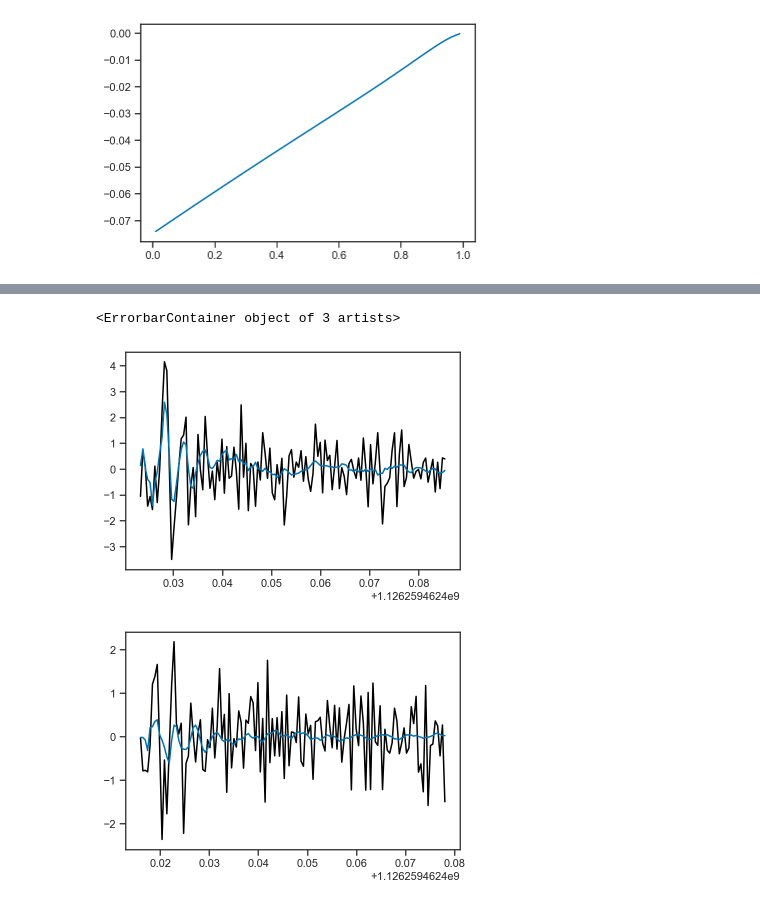
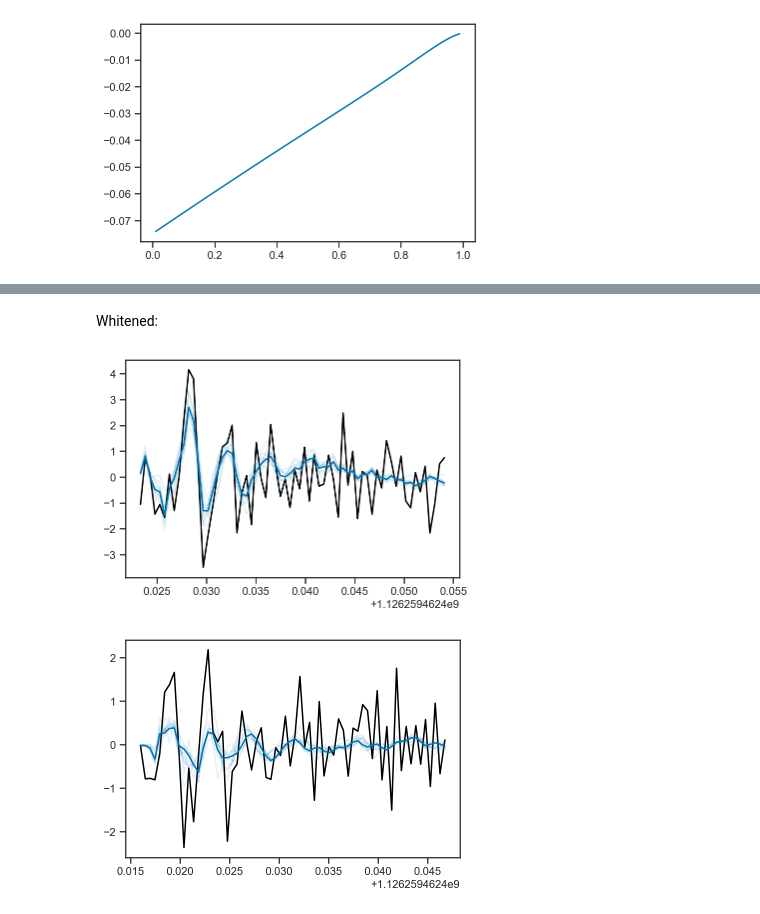
Before and after one commit to farr/ringdown, a Jupyter notebook: GW150914.ipynb, the cells around one changed output, grey strips where cells are left out. Drawn from its saved outputs; the diff is of its cells as text; code cells hidden in the pictures.

```diff
--- a/GW150914.ipynb
+++ b/GW150914.ipynb
@@ -61,9 +67,11 @@ Lfilt = sig.filtfilt(b, a, Lstrain)[::2]
 Htsfilt = Hts[::2]
 Ltsfilt = Lts[::2]
 
-I0H = where(tgps_H > Htsfilt)[0][-1]+1
-I0L = where(tgps_L > Ltsfilt)[0][-1]+1
-Nanalyze = 128
+# Grab the first sample that is *after* the merger in both detectors
+I0H = where(tgps_H <= Htsfilt)[0][0]
+I0L = where(tgps_L <= Ltsfilt)[0][0]
+
+Nanalyze = 64
 Tanalyze = Nanalyze*(Htsfilt[1]-Htsfilt[0])
 print('Will analyze {:.3f} s of data'.format(Tanalyze))
 # %% [output]
@@ -173,7 +181,7 @@ data = {
 
     'FpFc': [[FpH, FcH], [FpL, FcL]],
 
-    'Amax': 1e-20
+    'Amax': 1e-19
 }
 # %%
 n = 1
@@ -259,0 +285,18 @@ fit.posterior.h_det.values.shape
+# %%
+plot(Htsfilt[I0H:I0H+Nanalyze], np.linalg.solve(HCorrL, Hfilt[I0H:I0H+Nanalyze]), '-k')
+plot(Htsfilt[I0H:I0H+Nanalyze], np.linalg.solve(HCorrL, mean(fit.posterior.h_det.values[:,:,0,:], axis=(0,1))))
+for i in range(10):
+    nc, ns = fit.posterior.h_det.values.shape[:2]
+    k = randint(nc)
+    l = randint(ns)
+    plot(Htsfilt[I0H:I0H+Nanalyze], np.linalg.solve(HCorrL, fit.posterior.h_det.values[k,l,0,:]), color=sns.color_palette()[0], alpha=0.1)
+
+figure()
+
+plot(Ltsfilt[I0L:I0L+Nanalyze], np.linalg.solve(LCorrL, Lfilt[I0L:I0L+Nanalyze]), '-k')
+plot(Ltsfilt[I0L:I0L+Nanalyze], np.linalg.solve(LCorrL, mean(fit.posterior.h_det.values[:,:,1,:], axis=(0,1))))
+for i in range(10):
+    nc, ns = fit.posterior.h_det.values.shape[:2]
+    k = randint(nc)
+    l = randint(ns)
+    plot(Ltsfilt[I0L:I0L+Nanalyze], np.linalg.solve(LCorrL, fit.posterior.h_det.values[k,l,1,:]), color=sns.color_palette()[0], alpha=0.1)
@@ -260,12 +306,23 @@ fit.posterior.h_det.values.shape
+# %% [markdown]
+Whitened:
 # %%
 plot(Htsfilt[I0H:I0H+Nanalyze], np.linalg.solve(HL, Hfilt[I0H:I0H+Nanalyze]), '-k')
-errorbar(Htsfilt[I0H:I0H+Nanalyze], np.linalg.solve(HL, mean(fit.posterior.h_det.values[:,:,0,:], axis=(0,1))))
+plot(Htsfilt[I0H:I0H+Nanalyze], np.linalg.solve(HL, mean(fit.posterior.h_det.values[:,:,0,:], axis=(0,1))))
+for i in range(10):
+    nc, ns = fit.posterior.h_det.values.shape[:2]
+    k = randint(nc)
+    l = randint(ns)
+    plot(Htsfilt[I0H:I0H+Nanalyze], np.linalg.solve(HL, fit.posterior.h_det.values[k,l,0,:]), color=sns.color_palette()[0], alpha=0.1)
 
 figure()
 
 plot(Ltsfilt[I0L:I0L+Nanalyze], np.linalg.solve(LL, Lfilt[I0L:I0L+Nanalyze]), '-k')
-errorbar(Ltsfilt[I0L:I0L+Nanalyze], np.linalg.solve(LL, mean(fit.posterior.h_det.values[:,:,1,:], axis=(0,1))))
+plot(Ltsfilt[I0L:I0L+Nanalyze], np.linalg.solve(LL, mean(fit.posterior.h_det.values[:,:,1,:], axis=(0,1))))
+for i in range(10):
+    nc, ns = fit.posterior.h_det.values.shape[:2]
+    k = randint(nc)
+    l = randint(ns)
+    plot(Ltsfilt[I0L:I0L+Nanalyze], np.linalg.solve(LL, fit.posterior.h_det.values[k,l,1,:]), color=sns.color_palette()[0], alpha=0.1)
 # %% [output]
-<ErrorbarContainer object of 3 artists>
-[figure, old version]
+[figure, new version]
-[figure, old version]
+[figure, new version]
```
Also changed, not shown: parts of 24 cells of this notebook, 2 other files.
